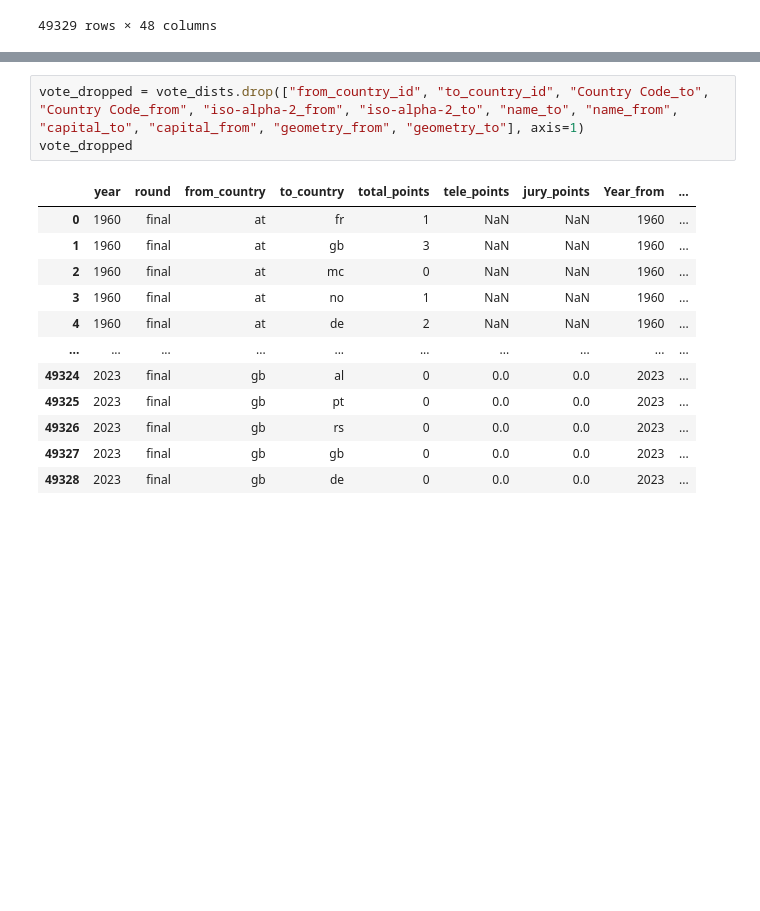
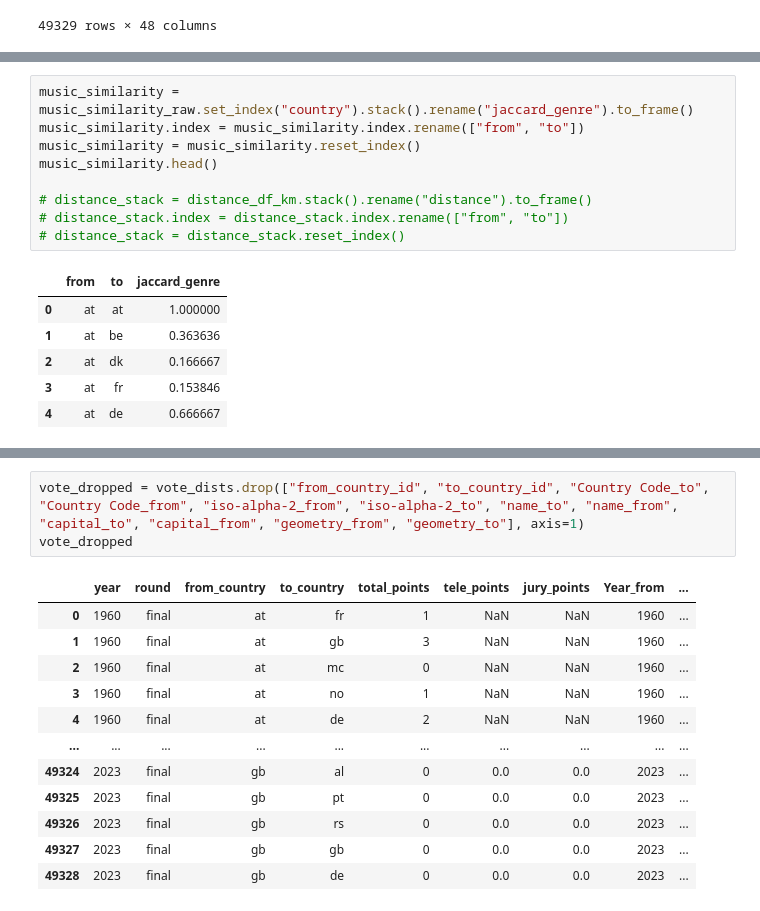
Before and after one commit to kluedemann/eurovision-voting-analysis, a Jupyter notebook: src/data_processing.ipynb, the cells around one changed output, grey strips where cells are left out. Drawn from its saved outputs; the diff is of its cells as text; blank space fills up the shorter version.

```diff
--- a/src/data_processing.ipynb
+++ b/src/data_processing.ipynb
@@ -355,0 +369,16 @@ vote_dists
+# %%
+music_similarity = music_similarity_raw.set_index("country").stack().rename("jaccard_genre").to_frame()
+music_similarity.index = music_similarity.index.rename(["from", "to"])
+music_similarity = music_similarity.reset_index()
+music_similarity.head()
+
+# distance_stack = distance_df_km.stack().rename("distance").to_frame()
+# distance_stack.index = distance_stack.index.rename(["from", "to"])
+# distance_stack = distance_stack.reset_index()
+# %% [output]
+|  | from | to | jaccard_genre |
+| 0 | at | at | 1.000000 |
+| 1 | at | be | 0.363636 |
+| 2 | at | dk | 0.166667 |
+| 3 | at | fr | 0.153846 |
+| 4 | at | de | 0.666667 |
```
Also changed, not shown: parts of 3 cells of this notebook, 2 other files.
